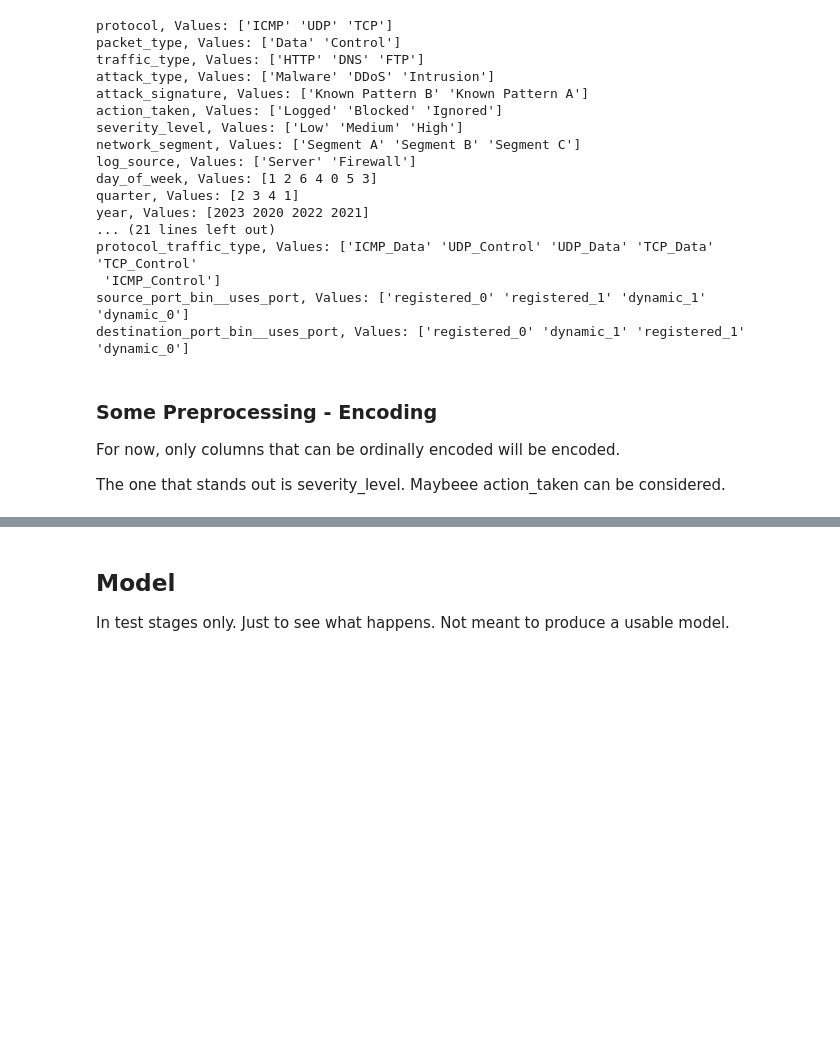
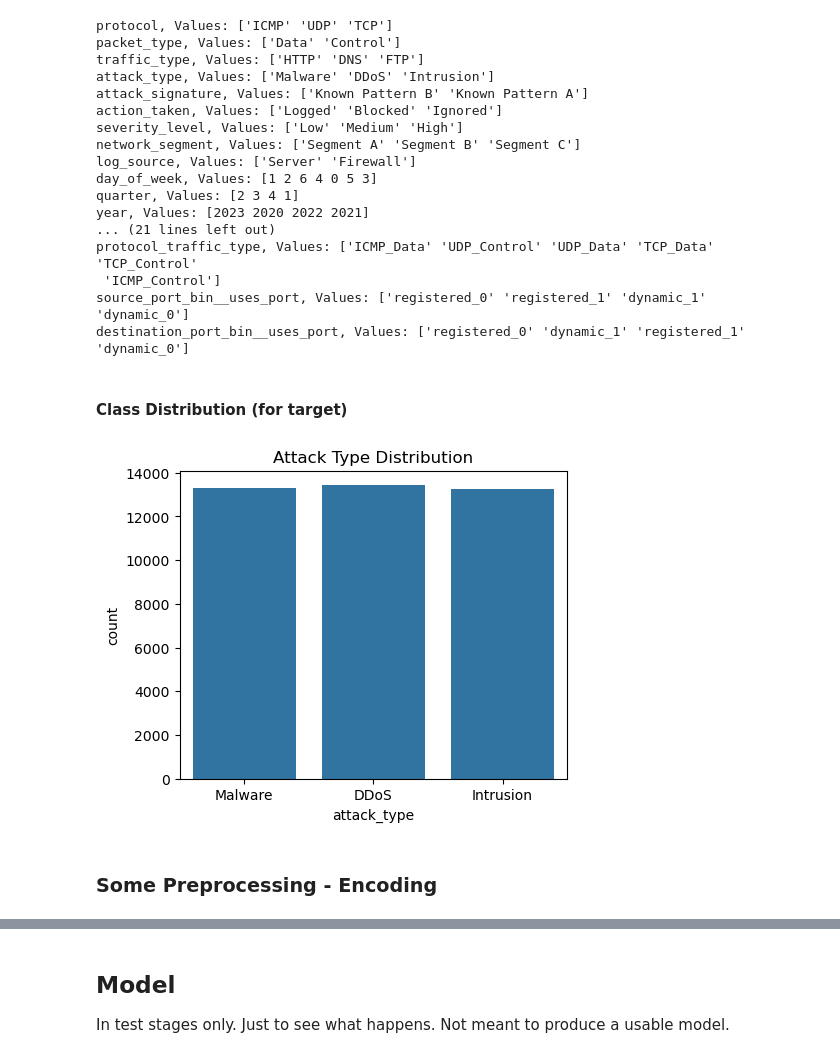
Before and after one commit to dominicbraam/cyberattack-model, a Jupyter notebook: notebooks/Data Exploration.ipynb, the cells around one changed output, grey strips where cells are left out. Cells and saved outputs as stored; diff of their text form; code cells hidden in the pictures; blank space fills up the shorter version.

```diff
--- a/notebooks/Data Exploration.ipynb
+++ b/notebooks/Data Exploration.ipynb
@@ -57,7 +58,6 @@ df_asn.head(3)
 | 2 | 1.0.16.0 | 1.0.16.255 | 2519 | ARTERIA Networks Corporation |
 # %%
 df_ports = pd.read_csv("../data/top-30000-most-popular-tcp-ports-nmap-sorted.csv", header=None)
-df_ports = pd.melt(df_ports)
-l_ports = df_ports['value'].tolist()
+l_ports = df_ports.to_numpy()[0] # key = 0, since all values were loaded as one row
 l_ports
 # %% [output]
@@ -556,10 +544,10 @@ for loc in ['source', 'destination']:
     )
 
 df['packet_length_bin'] = df['packet_length'].apply(
-    lambda x: "small" if x <= 256 else
-    "medium" if x <= 512 else
-    "large" if x <= 1024 else
-    "very large"
+    lambda x: "Small" if x <= 256 else
+    "Medium" if x <= 512 else
+    "Large" if x <= 1024 else
+    "Very Large"
 )
 
 df['packet_length_bin'].value_counts()
@@ -655,0 +743,6 @@ plt.show()
+# %%
+columns_to_drop = [
+    'malware_indicators', 'alerts_and_warnings', 'proxy_information', 'firewall_logs', 'ids_and_ips_alerts',
+    'source_port', 'destination_port', 'packet_length', 'payload_data', 'geo-location_data'
+]
+df.drop(columns_to_drop, axis=1, inplace=True)
@@ -696,8 +811,14 @@ protocol_traffic_type, Values: ['ICMP_Data' 'UDP_Control' 'UDP_Data' 'TCP_Data'
  'ICMP_Control']
 source_port_bin__uses_port, Values: ['registered_0' 'registered_1' 'dynamic_1' 'dynamic_0']
 destination_port_bin__uses_port, Values: ['registered_0' 'dynamic_1' 'registered_1' 'dynamic_0']
+# %% [markdown]
+#### Class Distribution (for target)
+# %%
+plt.figure(figsize=(5,4))
+sns.countplot(x=df['attack_type'])
+plt.title('Attack Type Distribution')
+plt.show()
+# %% [output]
+[figure, new version]
 # %% [markdown]
 ### Some Preprocessing - Encoding
-For now, only columns that can be ordinally encoded will be encoded.
-
-The one that stands out is severity_level. Maybeee action_taken can be considered.
```
Also changed, not shown: parts of 37 cells of this notebook.
